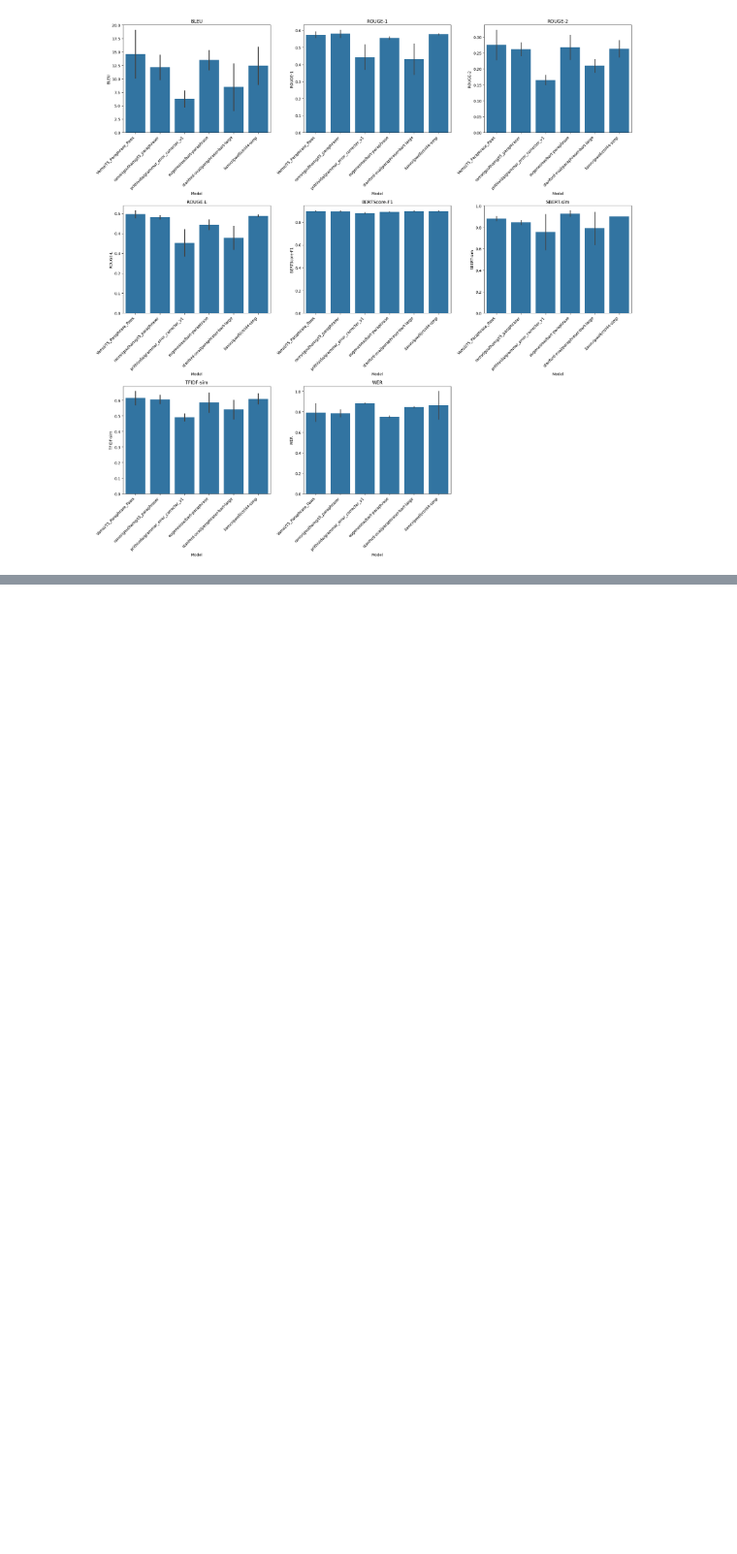
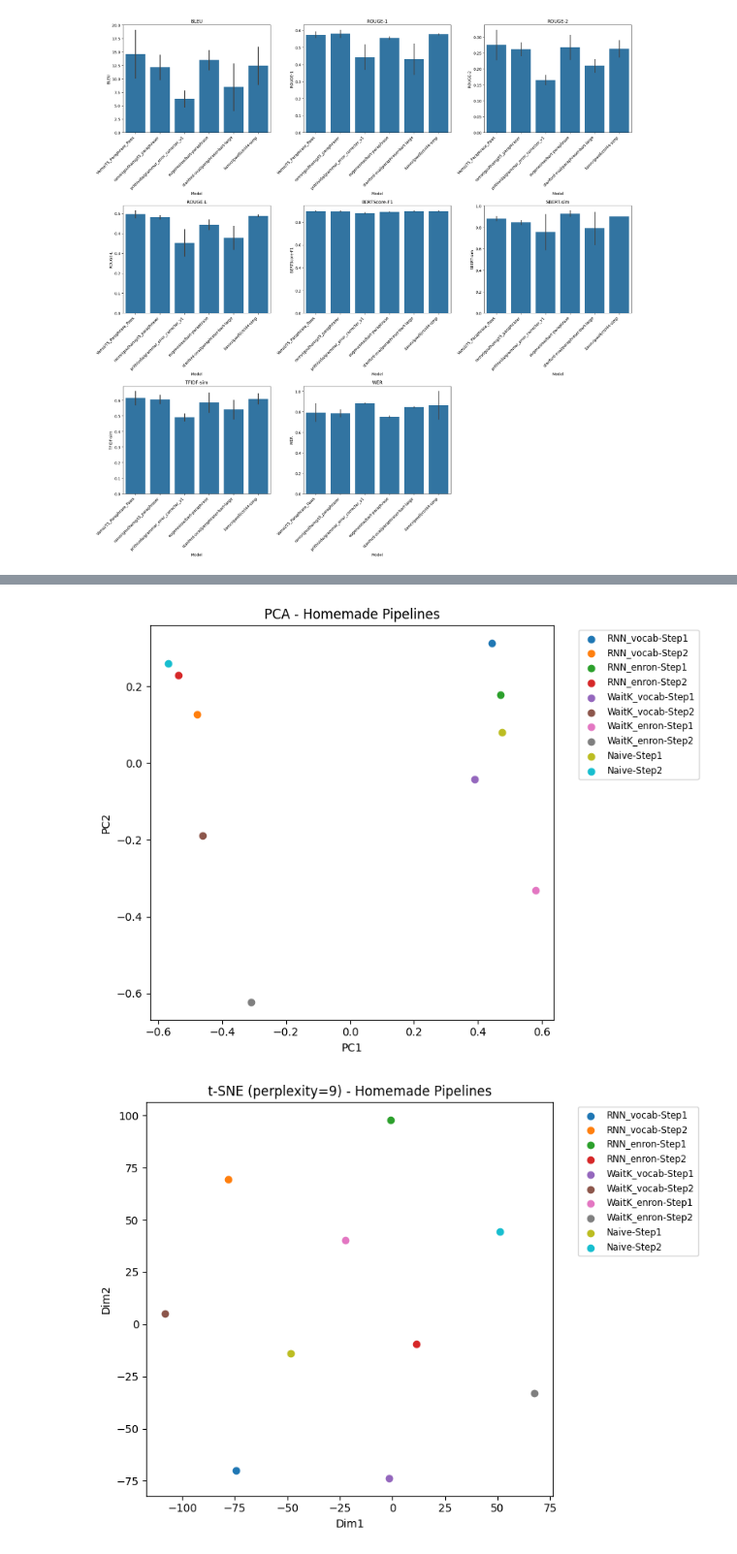
Before and after one commit to ChrisLazaridis/NLP2025, a Jupyter notebook: Evaluation/evaluation.ipynb, the cells around one changed output, grey strips where cells are left out. Shown at 97% size. Saved outputs shown, nothing was run; the diff lists cells and outputs as text; code cells hidden in the pictures; blank space fills up the shorter version.

```diff
--- a/Evaluation/evaluation.ipynb
+++ b/Evaluation/evaluation.ipynb
@@ -101,6 +101,11 @@ sentence2 = "Overall, let us make sure all are safe and celebrate the outcome wi
 
 naive_reconstructed_1 = process_sentence(sentence1)
 naive_reconstructed_2 = process_sentence(sentence2)
+
+# get the reconstructed sentences into a tex file
+with open("reconstructed_sentences.txt", "w") as f:
+    f.write(naive_reconstructed_1 + "\n")
+    f.write(naive_reconstructed_2 + "\n")
 # %% [markdown]
 ## The code for the neural networks that are trained on the original vocabulary
 # %%
@@ -1358,3 +1363,13 @@ You should probably TRAIN this model on a down-stream task to be able to use it
 10  0.842105   0.601046  text2   stanford-oval/paraphraser-bart-large
 11  0.729323   0.642335  text2               liamcripwell/ctrl44-simp
 [figure]
+# %%
+# save the reformed texts for each model in a tex file
+with open("tables/reformed_texts.tex", "w") as f:
+    for text_name, models_dict in results.items():
+        f.write(f"\\section*{{{text_name}}}\n")
+        for model_name, pred in models_dict.items():
+            f.write(f"\\subsection*{{{model_name}}}\n")
+            f.write(pred + "\n\n")
+
+#
@@ -1360,0 +1500,53 @@ You should probably TRAIN this model on a down-stream task to be able to use it
+# %%
+from sklearn.decomposition import PCA
+from sklearn.manifold import TSNE
+import matplotlib.pyplot as plt
+import numpy as np
+
+# Helper to visualize a category with dynamic perplexity
+def visualize_category(emb_dict, category_name):
+    # Flatten embeddings and labels
+    all_embeds = []
+    labels = []
+    for pipeline, steps in emb_dict.items():
+        for step_idx, emb in enumerate(steps, start=1):
+            mat = emb if emb.ndim == 2 else emb[np.newaxis, :]
+            all_embeds.append(mat)
+            labels.append(f"{pipeline}-Step{step_idx}")
+    # Stack into X
+    X = np.vstack(all_embeds)
+
+    # PCA
+    pca = PCA(n_components=2)
+    X_pca = pca.fit_transform(X)
+    plt.figure(figsize=(8,6))
+    for i, label in enumerate(labels):
+        plt.scatter(X_pca[i,0], X_pca[i,1], label=label)
+    plt.title(f"PCA - {category_name}")
+    plt.xlabel("PC1")
+    plt.ylabel("PC2")
+    plt.legend(bbox_to_anchor=(1.05, 1), loc='upper left', fontsize='small')
+    plt.tight_layout()
+    plt.show()
+
+    # t-SNE with dynamic perplexity
+    n_samples = X.shape[0]
+    perp = min(30, n_samples - 1)
+    tsne = TSNE(n_components=2, init='pca', random_state=42, perplexity=perp)
+    X_tsne = tsne.fit_transform(X)
+    plt.figure(figsize=(8,6))
+    for i, label in enumerate(labels):
+        plt.scatter(X_tsne[i,0], X_tsne[i,1], label=label)
+    plt.title(f"t-SNE (perplexity={perp}) - {category_name}")
+    plt.xlabel("Dim1")
+    plt.ylabel("Dim2")
+    plt.legend(bbox_to_anchor=(1.05, 1), loc='upper left', fontsize='small')
+    plt.tight_layout()
+    plt.show()
+
+# Run for each category
+visualize_category(homemade_emb, "Homemade Pipelines")
+visualize_category(off_shelf_emb, "Transformer Pipelines")
+# %% [output]
+[figure, added]
+[figure, added]
```
Also changed, not shown: parts of 5 cells of this notebook, 1 other file.
